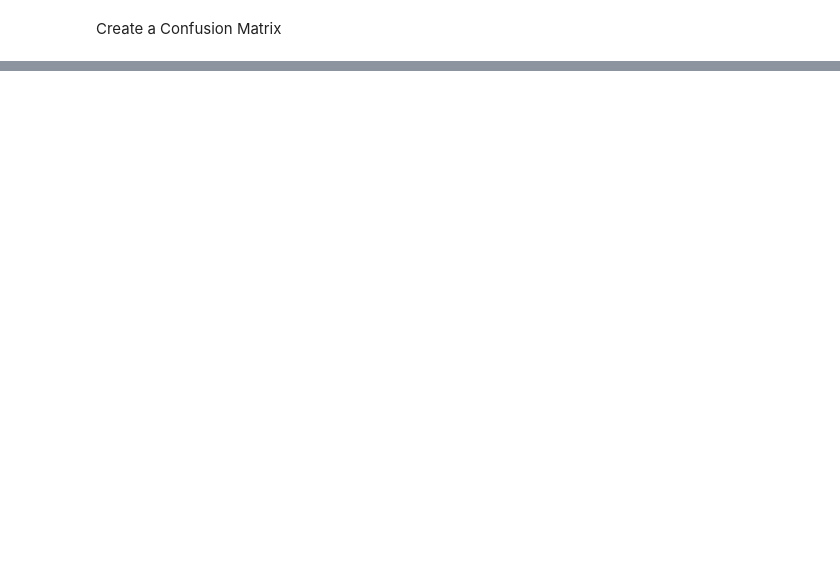
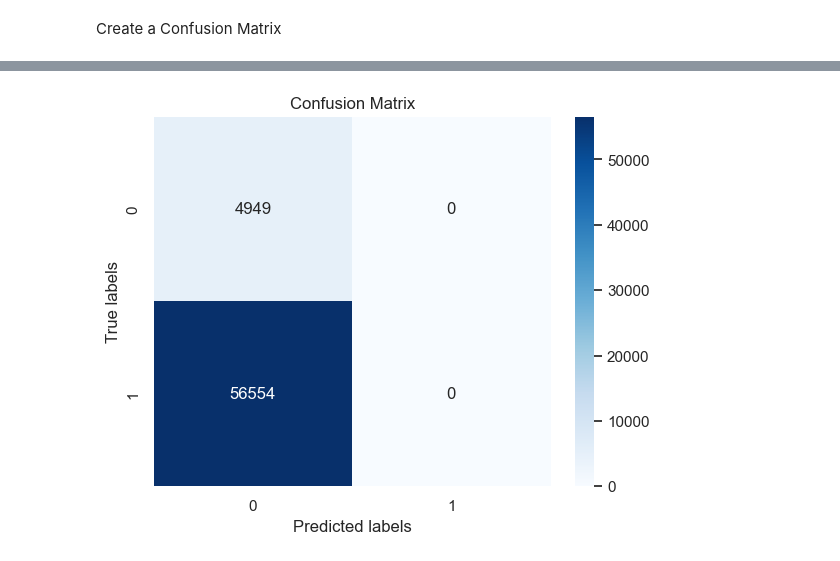
Before and after one commit to joaogoncalves99/Machine-Learning, a Jupyter notebook: model.ipynb, the cells around one changed output, grey strips where cells are left out. Drawn from its saved outputs; the diff is of its cells as text; code cells hidden in the pictures; blank space fills up the shorter version.

```diff
--- a/model.ipynb
+++ b/model.ipynb
@@ -1563,0 +1598,9 @@ plt.show()
+# %%
+with parallel_backend('multiprocessing', n_jobs=-1):
+    model = LogisticRegression(class_weight = 'balanced', max_iter=2000, C = 0.001, penalty='l2', solver='sag')
+    model.fit(X_train_finaldf, y_train)
+
+y_pred = model.predict(X_test_finaldf)
+print('Precision:', precision_score(y_test, y_pred))
+print('Accuracy:', accuracy_score(y_test, y_pred))
+print('Recall:', recall_score(y_test, y_pred))
@@ -1563,0 +1745,16 @@ plt.show()
+# %%
+confusion = confusion_matrix(y_test, y_pred_neural)
+
+TN = confusion[0][0]
+FP = confusion[0][1]
+FN = confusion[1][0]
+TP = confusion[1][1]
+
+sns.heatmap(confusion, annot=True, cmap='Blues', fmt='g')
+
+plt.title("Confusion Matrix")
+plt.xlabel('Predicted labels')
+plt.ylabel('True labels')
+plt.show()
+# %% [output]
+[figure, added]
```
Also changed, not shown: parts of 27 cells of this notebook.
